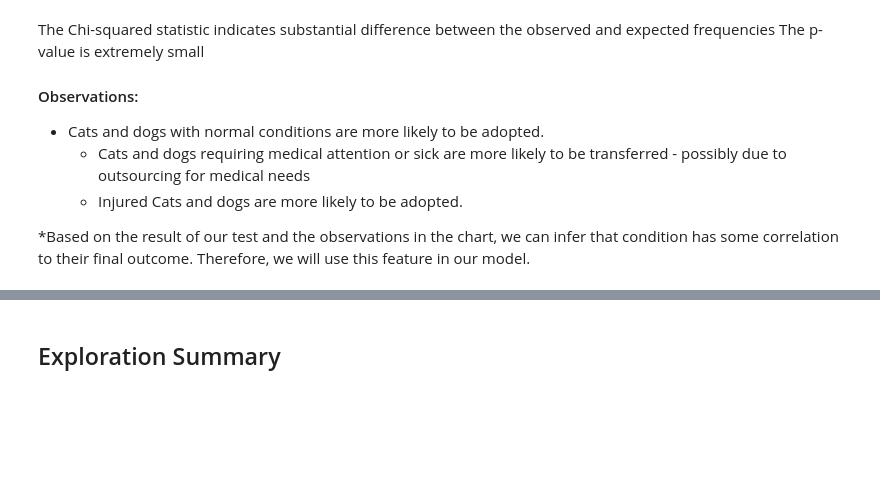
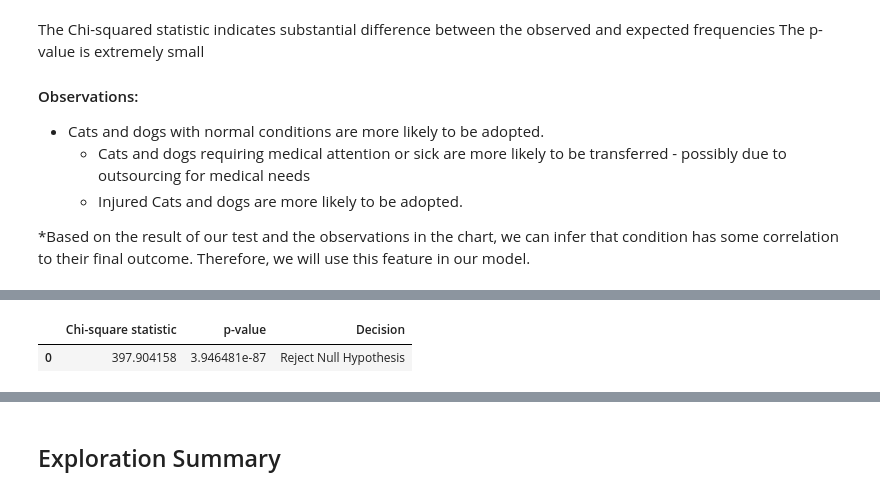
Before and after one commit to pound-puppies/animal-advocacy, a Jupyter notebook: final_report.ipynb, the cells around one changed output, grey strips where cells are left out. Cells and saved outputs as stored; diff of their text form; code cells hidden in the pictures; blank space fills up the shorter version.

```diff
--- a/final_report.ipynb
+++ b/final_report.ipynb
@@ -302,0 +294,5 @@ The p-value is extremely small
+# %%
+f.chi_stats(train, "is_tabby", "outcome")
+# %% [output]
+|  | Chi-square statistic | p-value | Decision |
+| 0 | 397.904158 | 3.946481e-87 | Reject Null Hypothesis |
```
Also changed, not shown: parts of 33 cells of this notebook.
